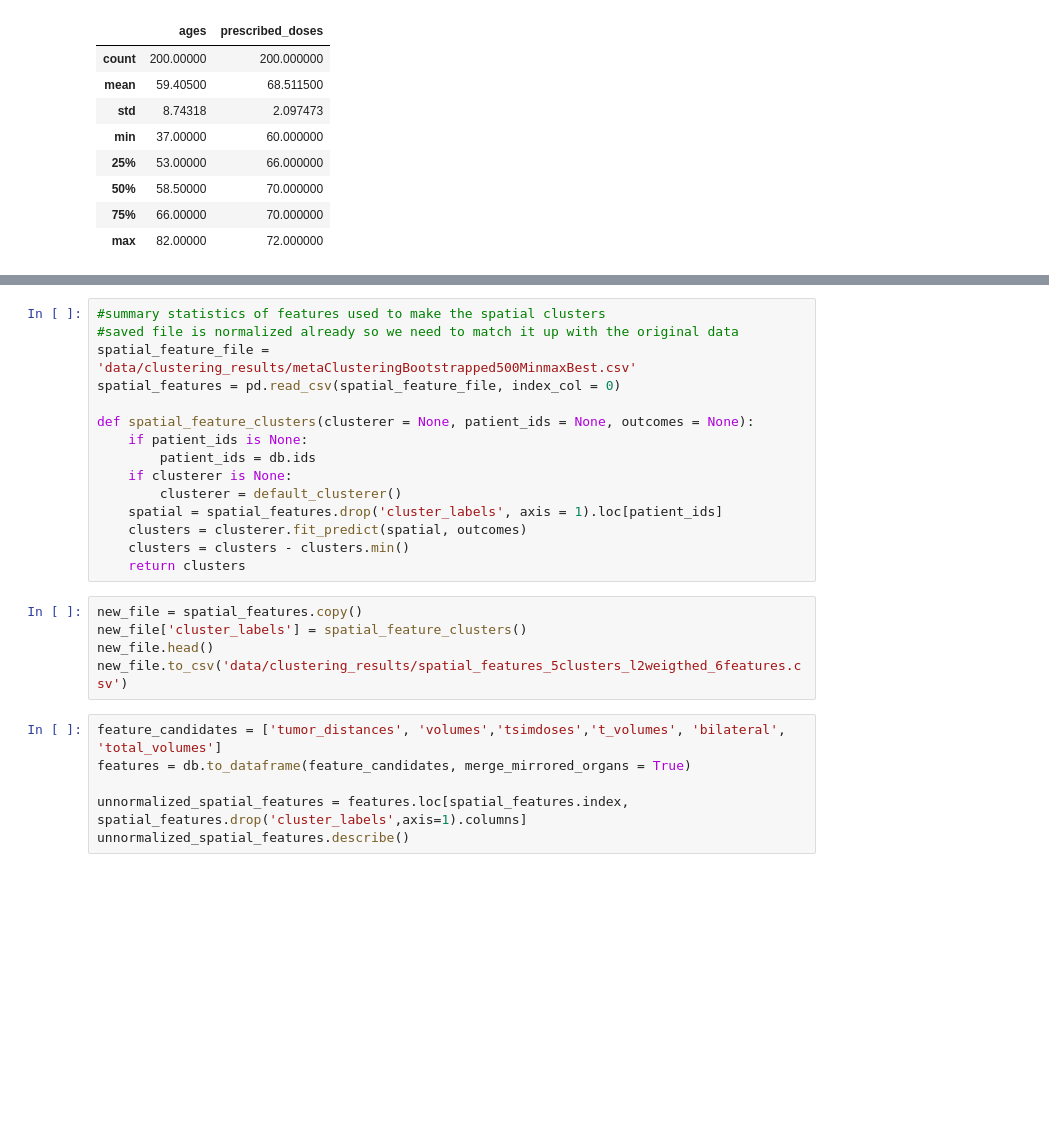
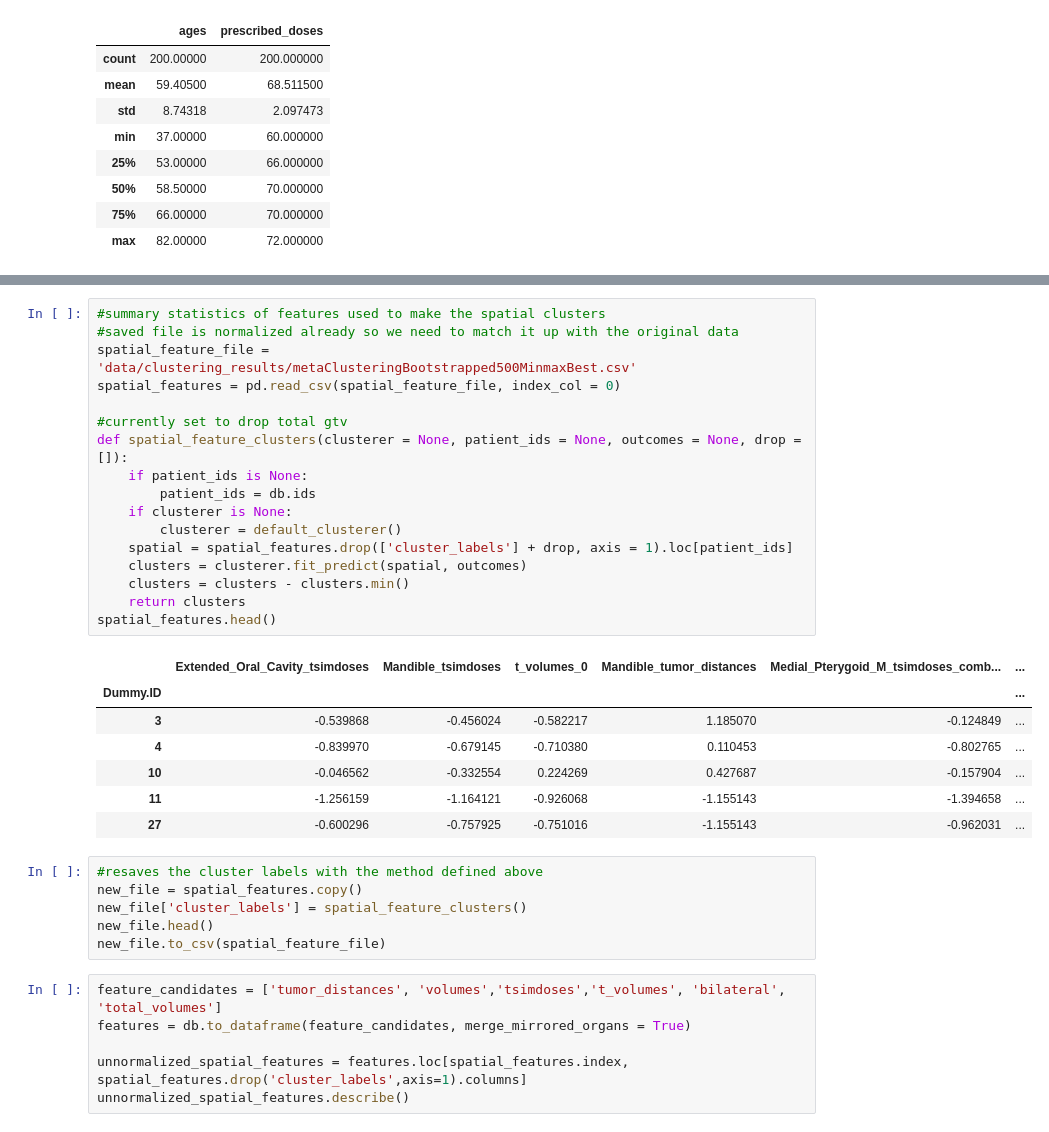
Before and after one commit to uic-evl/CAMP-RT, a Jupyter notebook: PYTHON/GreenJournalAnalysis.ipynb, the cells around one changed output, grey strips where cells are left out. Cells and saved outputs as stored; diff of their text form; blank space fills up the shorter version.

```diff
--- a/PYTHON/GreenJournalAnalysis.ipynb
+++ b/PYTHON/GreenJournalAnalysis.ipynb
@@ -127,23 +127,34 @@ percent   57.5   21.0                10.5             11.0
 # %%
 #summary statistics of features used to make the spatial clusters
 #saved file is normalized already so we need to match it up with the original data
 spatial_feature_file = 'data/clustering_results/metaClusteringBootstrapped500MinmaxBest.csv'
 spatial_features = pd.read_csv(spatial_feature_file, index_col = 0)
 
-def spatial_feature_clusters(clusterer = None, patient_ids = None, outcomes = None):
+#currently set to drop total gtv
+def spatial_feature_clusters(clusterer = None, patient_ids = None, outcomes = None, drop = []):
     if patient_ids is None:
         patient_ids = db.ids
     if clusterer is None:
         clusterer = default_clusterer()
-    spatial = spatial_features.drop('cluster_labels', axis = 1).loc[patient_ids]
+    spatial = spatial_features.drop(['cluster_labels'] + drop, axis = 1).loc[patient_ids]
     clusters = clusterer.fit_predict(spatial, outcomes)
     clusters = clusters - clusters.min()
     return clusters
+spatial_features.head()
+# %% [output]
+|  | Extended_Oral_Cavity_tsimdoses | Mandible_tsimdoses | t_volumes_0 | Mandible_tumor_distances | Medial_Pterygoid_M_tsimdoses_comb... | ... |
+| Dummy.ID |  |  |  |  |  | ... |
+| 3 | -0.539868 | -0.456024 | -0.582217 | 1.185070 | -0.124849 | ... |
+| 4 | -0.839970 | -0.679145 | -0.710380 | 0.110453 | -0.802765 | ... |
+| 10 | -0.046562 | -0.332554 | 0.224269 | 0.427687 | -0.157904 | ... |
+| 11 | -1.256159 | -1.164121 | -0.926068 | -1.155143 | -1.394658 | ... |
+| 27 | -0.600296 | -0.757925 | -0.751016 | -1.155143 | -0.962031 | ... |
 # %%
+#resaves the cluster labels with the method defined above
 new_file = spatial_features.copy()
 new_file['cluster_labels'] = spatial_feature_clusters()
 new_file.head()
-new_file.to_csv('data/clustering_results/spatial_features_5clusters_l2weigthed_6features.csv')
+new_file.to_csv(spatial_feature_file)
 # %%
 feature_candidates = ['tumor_distances', 'volumes','tsimdoses','t_volumes', 'bilateral', 'total_volumes']
 features = db.to_dataframe(feature_candidates, merge_mirrored_organs = True)
```
Also changed, not shown: parts of 26 cells of this notebook, 2 other files.
